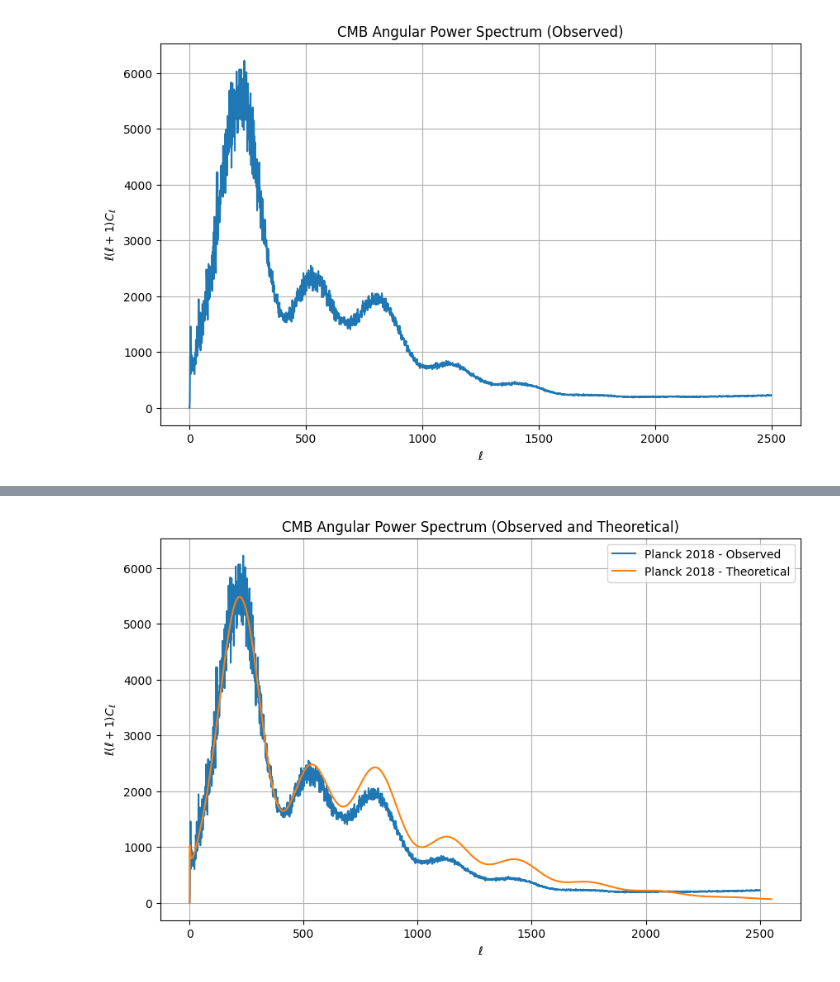
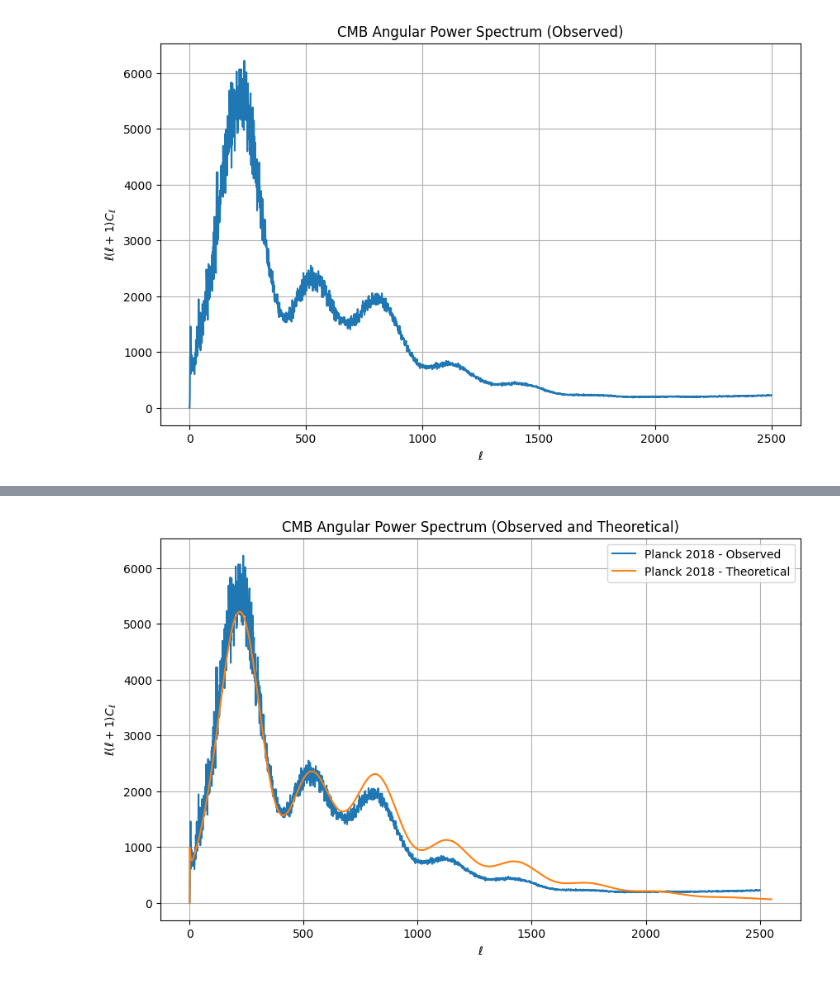
Before and after one commit to jeffrwatts/astronomy-notebooks, a Jupyter notebook: Cosmic Microwave Background.ipynb, the cells around one changed output, grey strips where cells are left out. Saved outputs shown, nothing was run; the diff lists cells and outputs as text; code cells hidden in the pictures.

```diff
--- a/Cosmic Microwave Background.ipynb
+++ b/Cosmic Microwave Background.ipynb
@@ -125,14 +104,45 @@ ell_Experiment = np.arange(len(cl_Experiment))
+# %%
+def power_spectrum_from_cosmology(cosmo_astropy):
+    camb_params = camb.CAMBparams()
+
+    # Set cosmological parameters
+    camb_params.set_cosmology(
+        H0=cosmo_astropy.H0.value,
+        ombh2=(cosmo_astropy.Ob0 * (cosmo_astropy.H0.value / 100)**2),
+        omch2=(cosmo_astropy.Om0 - cosmo_astropy.Ob0) * (cosmo_astropy.H0.value / 100)**2,
+        omk=cosmo_astropy.Ok0,
+        TCMB=cosmo_astropy.Tcmb0.value,
+    )
+
+    # Set neutrino parameters
+    camb_params.set_dark_energy(w=cosmo_astropy.w(0))
+    camb_params.set_initial_power(camb.InitialPowerLaw(As=2e-9, ns=0.965))
+    camb_params.InitPower.set_params(As=2e-9, ns=0.965)
+    camb_params.set_for_lmax(2500, lens_potential_accuracy=1)
+    camb_params.NonLinear = camb.model.NonLinear_both
+
+    results = camb.get_results(camb_params)
+
+    powers = results.get_cmb_power_spectra(camb_params, CMB_unit='muK')
+
+    return powers['total'][:,0]
+# %%
+cl_Planck18 = power_spectrum_from_cosmology(CosmologyPlanck18)
+ell_Planck18 = np.arange(len(cl_Planck18))
+
+cl_WMAP9 = power_spectrum_from_cosmology(CosmologyWMAP9)
+ell_WMAP9 = np.arange(len(cl_WMAP9))
 # %%
 # Plot the angular power spectrum
 plt.figure(figsize=(10, 6))
 plt.plot(ell_observed, ell_observed * (ell_observed + 1) * cl_observed, label='Planck 2018 - Observed')
-plt.plot(ell_Planck2018, cl_Planck2018, label='Planck 2018 - Theoretical')
-#plt.plot(ell_Experiment, cl_Experiment)
+plt.plot(ell_Planck18, cl_Planck18, label='Planck 2018 - Theoretical')
+#plt.plot(ell_WMAP9, cl_WMAP9, label='WMAP9 - Theoretical')
 plt.xlabel("$\ell$")
 plt.ylabel("$\ell (\ell + 1) C_\ell$")
 plt.title("CMB Angular Power Spectrum (Observed and Theoretical)")
 plt.legend()
 plt.grid()
 plt.show()
 # %% [output]
-[figure, old version]
+[figure, new version]
```
Also changed, not shown: parts of 5 cells of this notebook.
